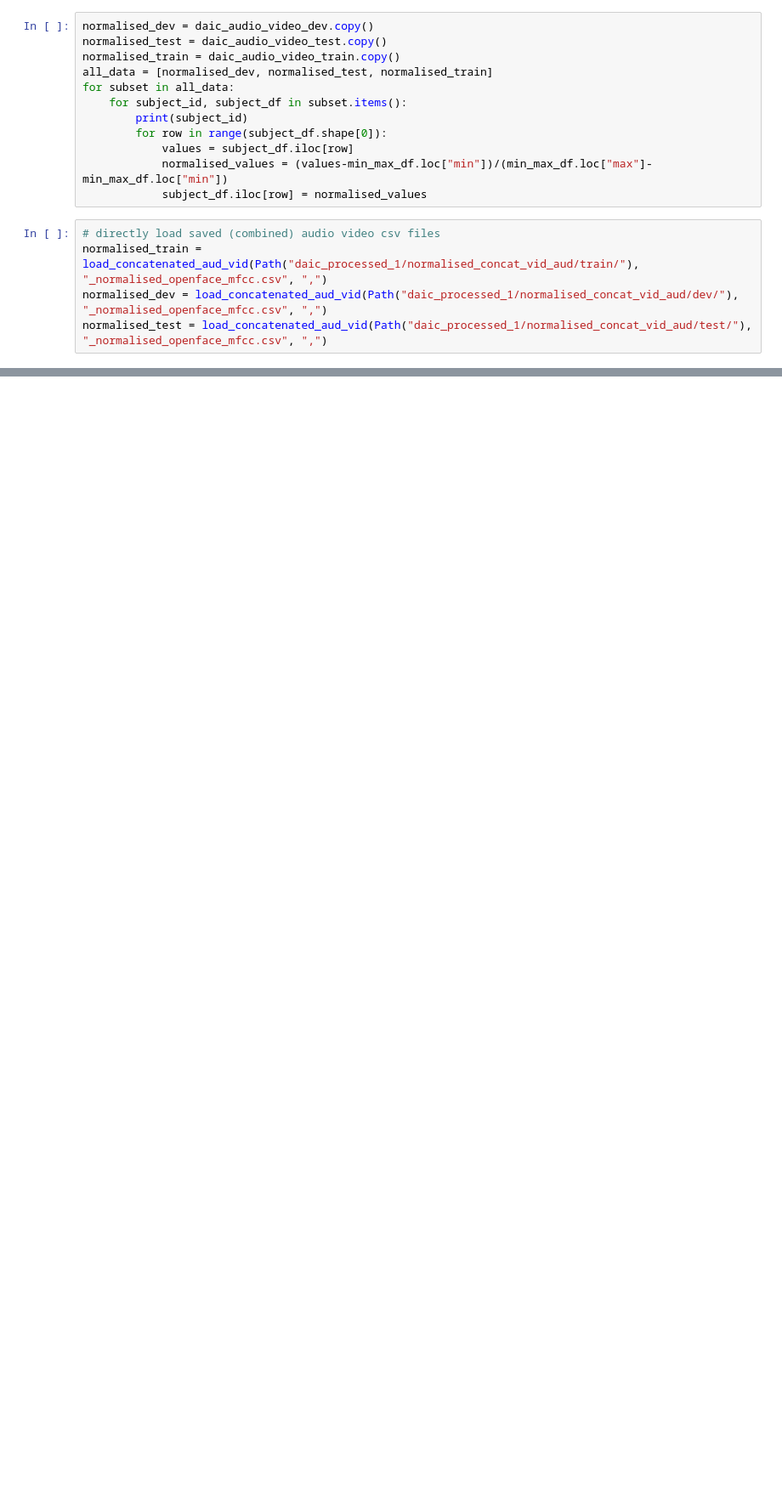
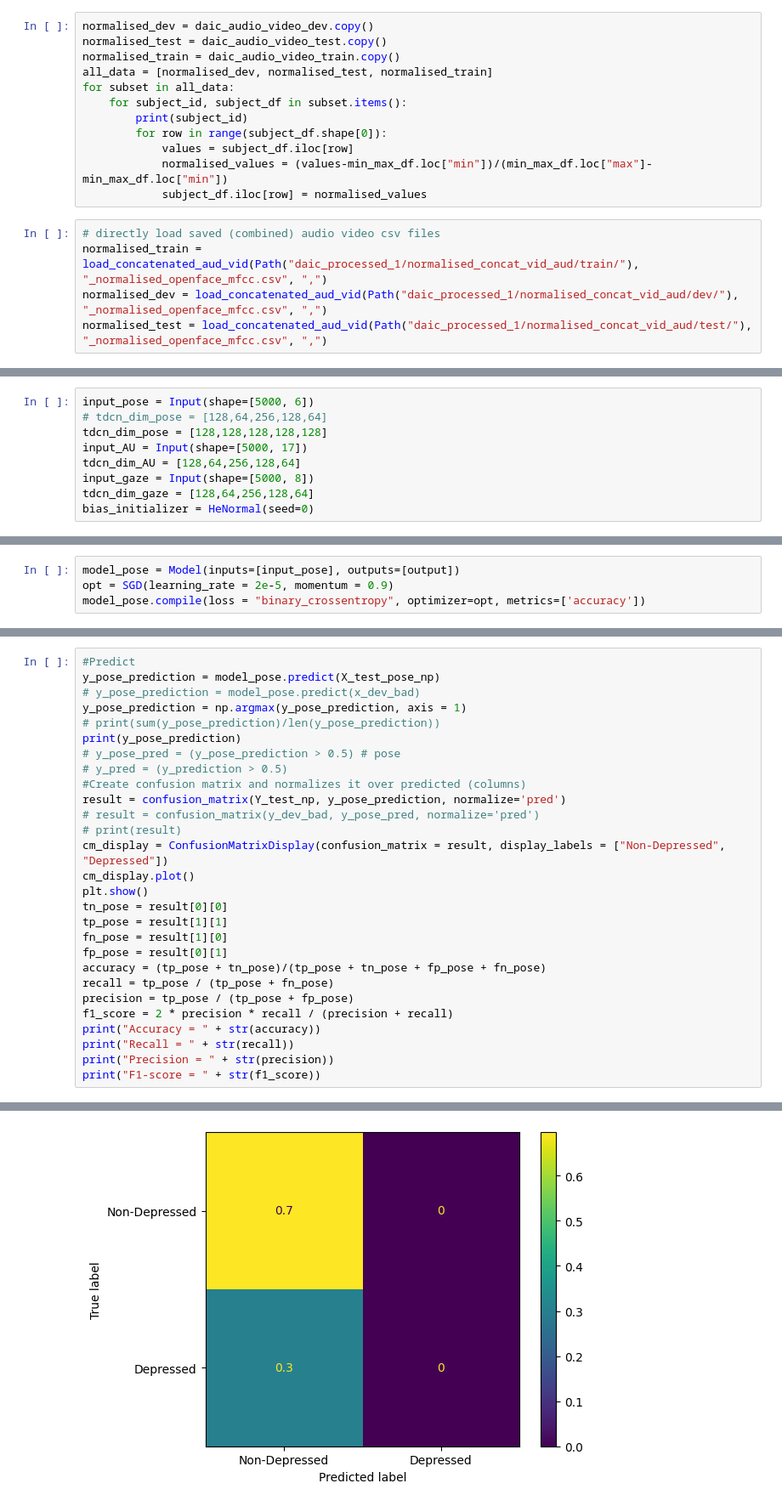
Before and after one commit to DirectionlessPad/DAIC_AUbased, a Jupyter notebook: guo2022_implementation.ipynb, the cells around one changed output, grey strips where cells are left out. Shown at 85% size. Drawn from its saved outputs; the diff is of its cells as text; blank space fills up the shorter version.

```diff
--- a/guo2022_implementation.ipynb
+++ b/guo2022_implementation.ipynb
@@ -399,0 +386,9 @@ ________________________________________________________________________________
+# %%
+input_pose = Input(shape=[5000, 6])
+# tdcn_dim_pose = [128,64,256,128,64]
+tdcn_dim_pose = [128,128,128,128,128]
+input_AU = Input(shape=[5000, 17])
+tdcn_dim_AU = [128,64,256,128,64]
+input_gaze = Input(shape=[5000, 8])
+tdcn_dim_gaze = [128,64,256,128,64]
+bias_initializer = HeNormal(seed=0)
@@ -399,0 +491,4 @@ ________________________________________________________________________________
+# %%
+model_pose = Model(inputs=[input_pose], outputs=[output])
+opt = SGD(learning_rate = 2e-5, momentum = 0.9)
+model_pose.compile(loss = "binary_crossentropy", optimizer=opt, metrics=['accuracy'])
@@ -399,0 +542,29 @@ ________________________________________________________________________________
+# %%
+#Predict
+y_pose_prediction = model_pose.predict(X_test_pose_np)
+# y_pose_prediction = model_pose.predict(x_dev_bad)
+y_pose_prediction = np.argmax(y_pose_prediction, axis = 1)
+# print(sum(y_pose_prediction)/len(y_pose_prediction))
+print(y_pose_prediction)
+# y_pose_pred = (y_pose_prediction > 0.5) # pose
+# y_pred = (y_prediction > 0.5)
+#Create confusion matrix and normalizes it over predicted (columns)
+result = confusion_matrix(Y_test_np, y_pose_prediction, normalize='pred')
+# result = confusion_matrix(y_dev_bad, y_pose_pred, normalize='pred')
+# print(result)
+cm_display = ConfusionMatrixDisplay(confusion_matrix = result, display_labels = ["Non-Depressed", "Depressed"])
+cm_display.plot()
+plt.show()
+tn_pose = result[0][0]
+tp_pose = result[1][1]
+fn_pose = result[1][0]
+fp_pose = result[0][1]
+accuracy = (tp_pose + tn_pose)/(tp_pose + tn_pose + fp_pose + fn_pose)
+recall = tp_pose / (tp_pose + fn_pose)
+precision = tp_pose / (tp_pose + fp_pose)
+f1_score = 2 * precision * recall / (precision + recall)
+print("Accuracy = " + str(accuracy))
+print("Recall = " + str(recall))
+print("Precision = " + str(precision))
+print("F1-score = " + str(f1_score))
+# %% [output]
@@ -399,0 +574 @@ ________________________________________________________________________________
+[figure, added]
```
Also changed, not shown: parts of 39 cells of this notebook, 3 other files.
